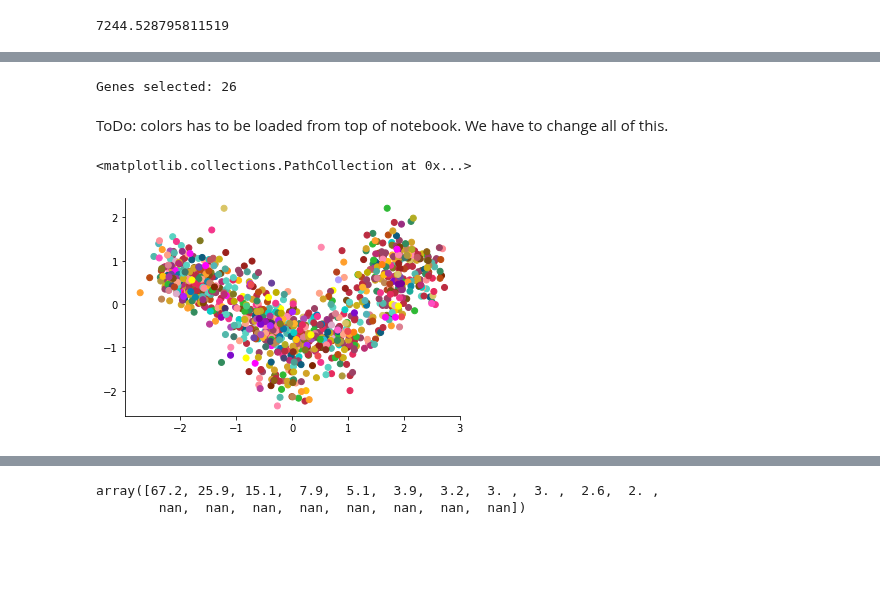
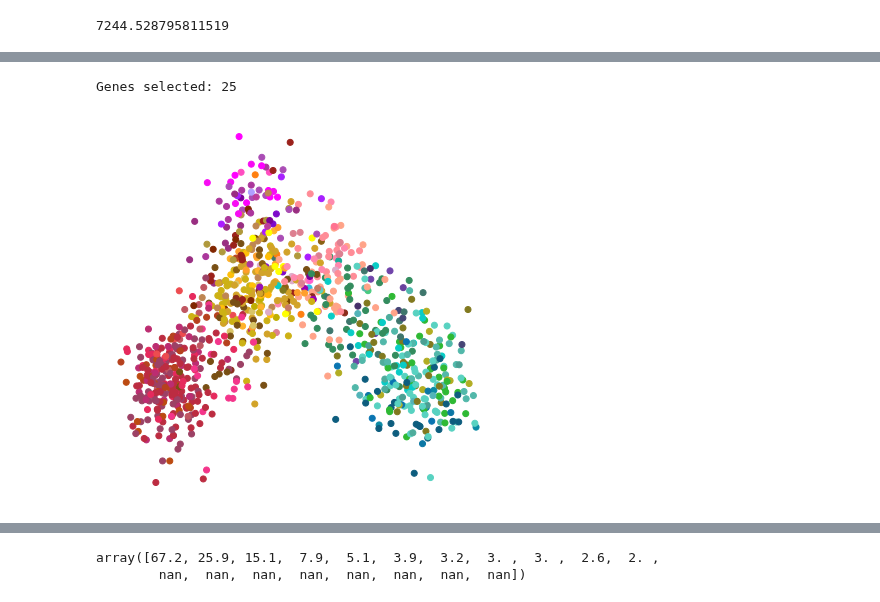
Before and after one commit to berenslab/hh_sbi, a Jupyter notebook: code/build_figures.ipynb, the cells around one changed output, grey strips where cells are left out. Saved outputs shown, nothing was run; the diff lists cells and outputs as text; code cells hidden in the pictures; blank space fills up the shorter version.

```diff
--- a/code/build_figures.ipynb
+++ b/code/build_figures.ipynb
@@ -1410,6 +1364,6 @@ x_nf=M1_model._run_HH_model(samples_gt_trafo[highest_posterior_sample_indices.nu
 # %%
 # Allen data t-type ordering:
-allen = pickle.load(open('../mini-atlas/code/reduced-allen-data/SmartSeq_cells_AIBS.pickle', 'rb'))
+allen = pickle.load(open('../data/SmartSeq_cells_AIBS.pickle', 'rb'))
 clusterNames = allen['neurons']['clusterNames']
 # %% [output]
  [py.warnings]
@@ -1434,7 +1388,7 @@ highest_posterior_samples=np.array(
     [THETAS[fav_tr_schedule]['highest posterior samples'][cell] for cell in Xo.index]
 )
 # %%
-highest_posterior_samples_standardized=(highest_posterior_samples-THETA_mean)/THETA_std
+highest_posterior_samples_standardized=(highest_posterior_samples-highest_posterior_samples.mean(axis=0))/highest_posterior_samples.std(axis=0)
 family_av_model_params=np.array([highest_posterior_samples_standardized[family,:].mean(axis=0) for family in [celltype_Lamp5, celltype_Sncg, celltype_Vip, celltype_Sst, celltype_Pvalb, celltype_Pyr]])
 df_family=pd.DataFrame(data=family_av_model_params.T, index=model_param_names, columns=['Lamp5', 'Sncg', 'Vip', 'Sst', 'Pvalb', 'Pyr'])
 df_family
@@ -1478,5 +1432,4 @@ real_df_family
 # %%
-highest_posterior_samples_standardized=(highest_posterior_samples-THETA_mean)/THETA_std
 family_av_model_params=np.array([highest_posterior_samples_standardized[celltypes.values==ttype,:].mean(axis=0) for ttype in ttypes])
 df_type=pd.DataFrame(data=family_av_model_params.T, index=model_param_names, columns=ttypes)
 df_type
@@ -1658,5 +1496,5 @@ G = genes.astype('float64')
 # %%
-w,v = sparseRRR.relaxed_elastic_rrr(G, highest_posterior_samples_standardized.astype(np.float64), rank=2, lambdau=0.2, alpha=1)
+w,v = sparseRRR.relaxed_elastic_rrr(G, highest_posterior_samples_standardized.astype(np.float64), rank=2, lambdau=0.163, alpha=1)
 print('Genes selected: {}'.format(np.sum(w[:,0]!=0)))
 # %% [output]
-Genes selected: 26
+Genes selected: 25
@@ -1666,11 +1501,11 @@ Genes selected: 26
-# %% [markdown]
-ToDo: colors has to be loaded from top of notebook. We have to change all of this.
 # %%
-#check
+plt.figure(figsize=(7,7))
 plt.scatter((G@w)[:,0],(G@w)[:,1], c=colors)
+plt.xticks([])
+plt.yticks([])
+sns.despine(left=True, bottom=True)
 # %% [output]
-<matplotlib.collections.PathCollection at 0x...>
-[figure, old version]
+[figure, new version]
 # %%
 gene_names[w[:,0]!=0]
 # %% [output]
```
Also changed, not shown: parts of 75 cells of this notebook, 19 other files.
